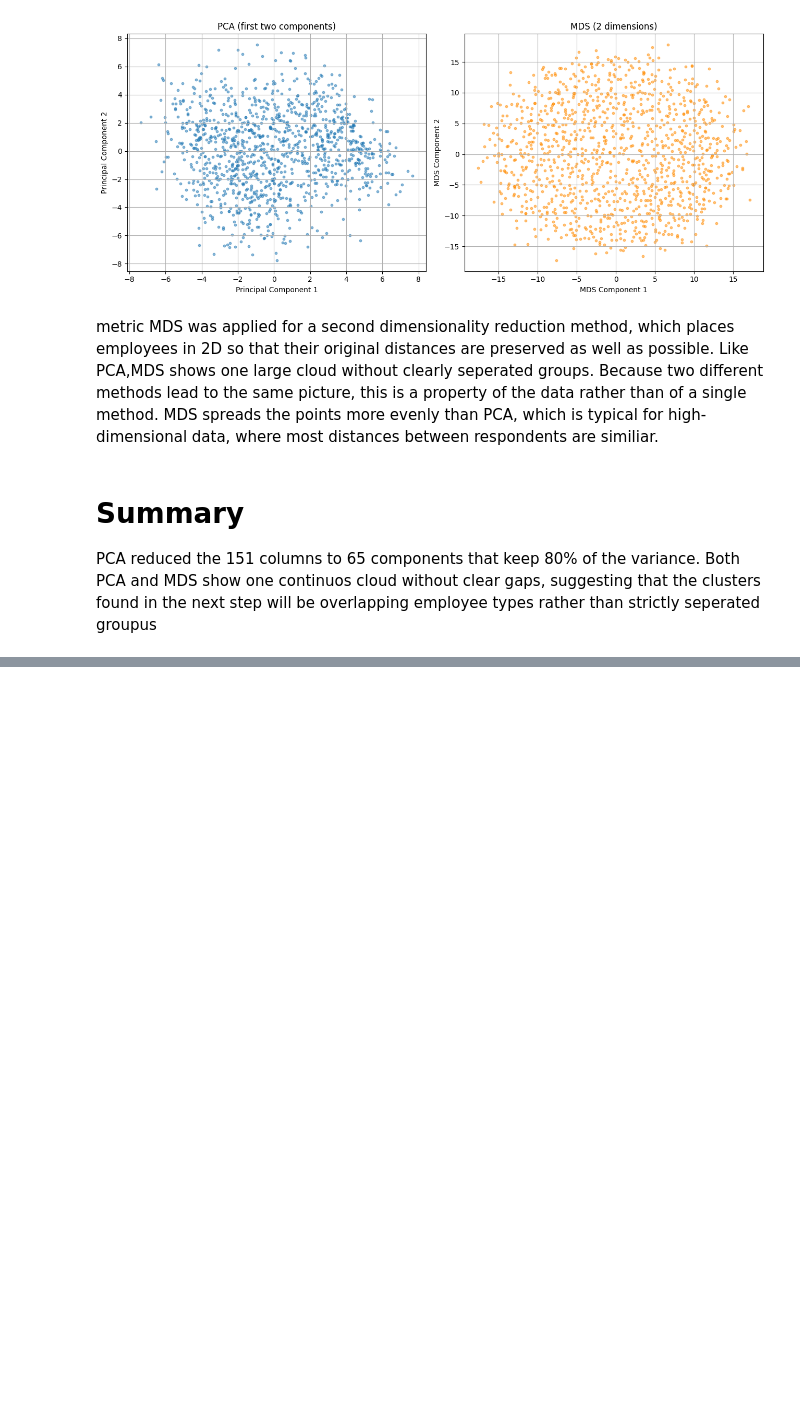
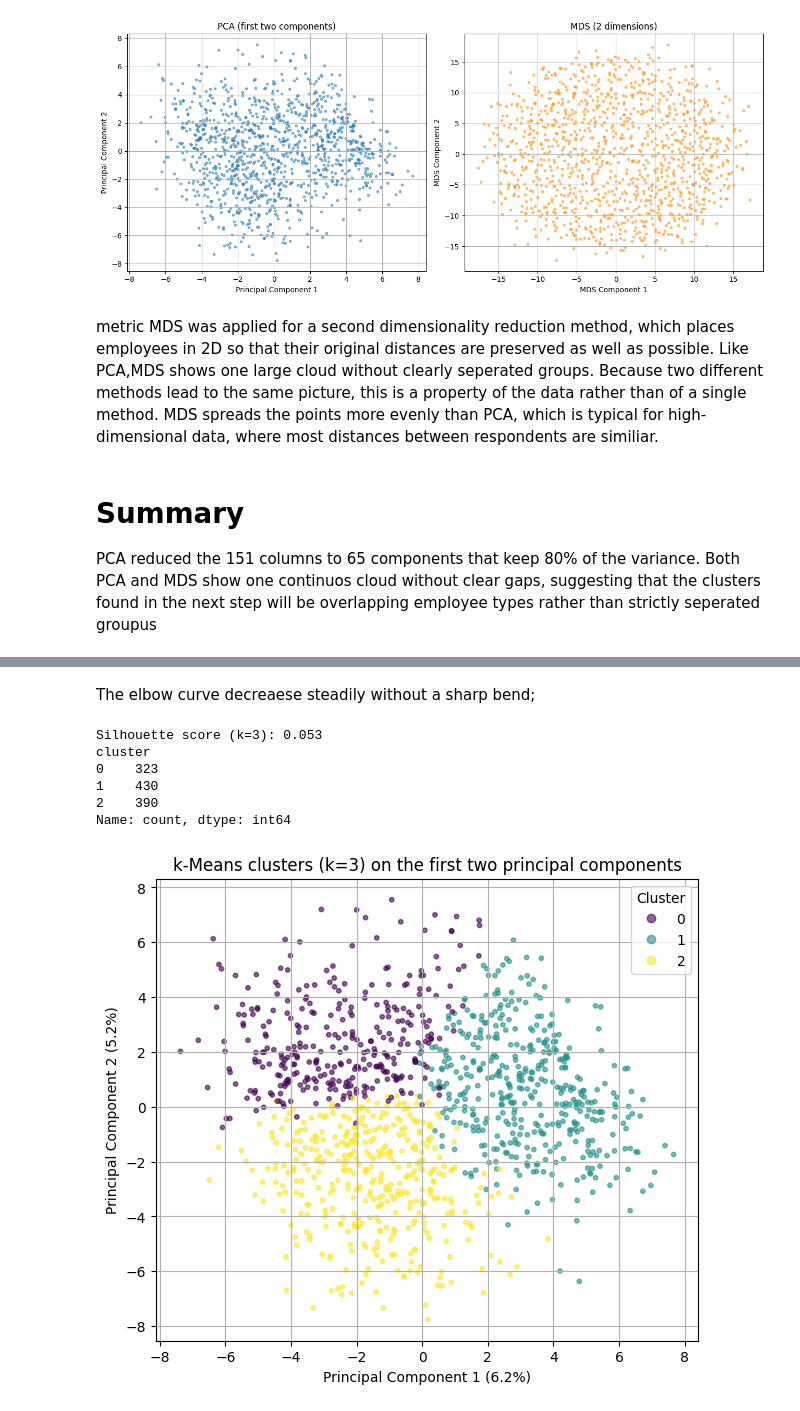
Before and after one commit to faisalhamza909-blip/mental-health-clustering-case-study-, a Jupyter notebook: mental_health_case_study.ipynb, the cells around one changed output, grey strips where cells are left out. Cells and saved outputs as stored; diff of their text form; code cells hidden in the pictures; blank space fills up the shorter version.

```diff
--- a/mental_health_case_study.ipynb
+++ b/mental_health_case_study.ipynb
@@ -767,0 +812,28 @@ PCA reduced the 151 columns to 65 components that keep 80% of the variance. Both
+# %% [markdown]
+The elbow curve decreaese steadily without a sharp bend;
+# %%
+kmeans = KMeans(n_clusters=3, random_state=42, n_init=10)
+cluster_labels = kmeans.fit_predict(pca_data)
+
+df_clean["cluster"] = cluster_labels
+
+print(f"Silhouette score (k=3): {silhouette_score(pca_data, cluster_labels):.3f}")
+print(df_clean["cluster"].value_counts().sort_index())
+
+plt.figure(figsize=(7, 6))
+scatter = plt.scatter(pca_data[:, 0], pca_data[:, 1], c=cluster_labels, cmap="viridis", s=10, alpha=0.6)
+plt.legend(*scatter.legend_elements(), title="Cluster")
+plt.xlabel("Principal Component 1 (6.2%)")
+plt.ylabel("Principal Component 2 (5.2%)")
+plt.title("k-Means clusters (k=3) on the first two principal components")
+plt.grid(True)
+plt.savefig(f"{figures_folder}/kmeans_clusters_pca.png", dpi=150, bbox_inches="tight")
+plt.show()
+# %% [output]
+Silhouette score (k=3): 0.053
+cluster
+0    323
+1    430
+2    390
+Name: count, dtype: int64
+[figure, added]
```
Also changed, not shown: parts of 6 cells of this notebook.
